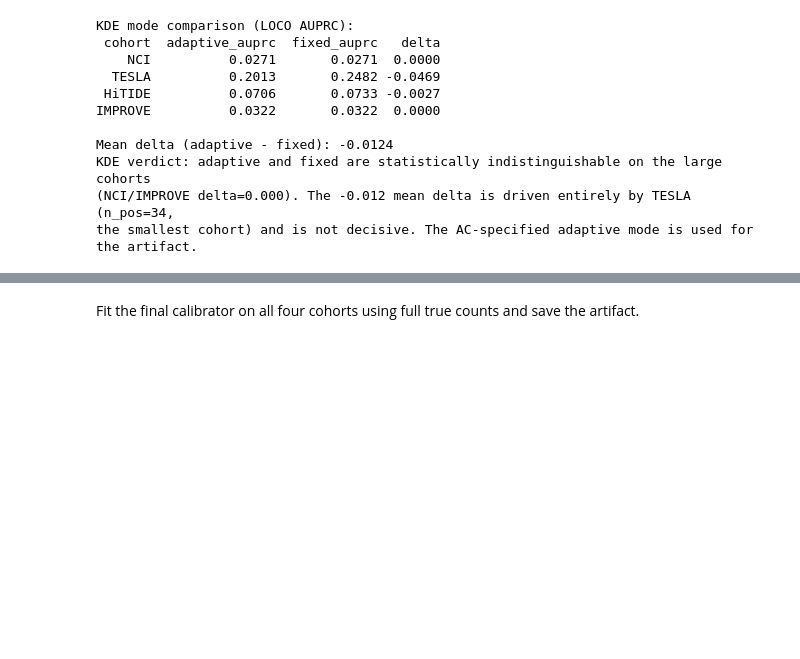
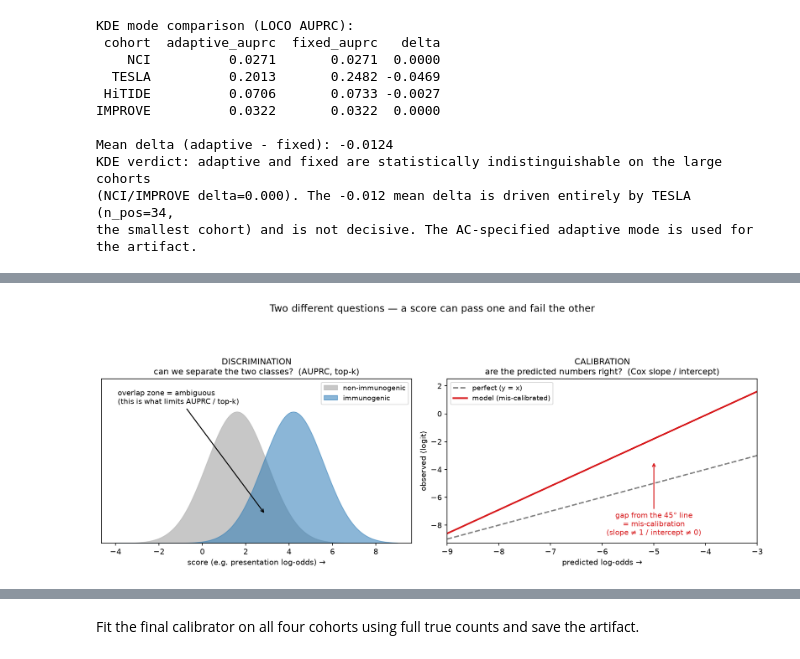
Before and after one commit to Jin-HoMLee/splice-neoepitope-pipeline, a Jupyter notebook: research/experiments/issue_547_immunogenicity_calibration/notebook.ipynb, the cells around one changed output, grey strips where cells are left out. Saved outputs shown, nothing was run; the diff lists cells and outputs as text; code cells hidden in the pictures; blank space fills up the shorter version.

```diff
--- a/research/experiments/issue_547_immunogenicity_calibration/notebook.ipynb
+++ b/research/experiments/issue_547_immunogenicity_calibration/notebook.ipynb
@@ -474,0 +640,92 @@ the smallest cohort) and is not decisive. The AC-specified adaptive mode is used
+# %%
+# ② discrimination vs calibration  +  ③ anatomy of a calibration panel.
+# Pure teaching schematics (ILLUSTRATIVE example values, not our cohorts) — the reading key
+# for the real panels that follow. Drawn in matplotlib so they regenerate with the notebook.
+import os
+import numpy as np
+import matplotlib.pyplot as plt
+import matplotlib.gridspec as gridspec
+from IPython.display import display, Image
+out_dir = os.path.join(BASE, "outputs")
+
+def _gauss(x, mu, s):
+    return np.exp(-(x - mu) ** 2 / (2 * s ** 2))
+
+# ② Two different questions: discrimination (separate the classes?) vs calibration (numbers right?)
+fig, axes = plt.subplots(1, 2, figsize=(12.5, 5.0))
+axl = axes[0]
+x = np.linspace(-4, 9, 500)
+axl.fill_between(x, _gauss(x, 1.6, 1.4), color="#bdbdbd", alpha=0.85, label="non-immunogenic")
+axl.fill_between(x, _gauss(x, 4.2, 1.4), color="#2c7bb6", alpha=0.55, label="immunogenic")
+axl.set_ylim(0, 1.25)
+axl.annotate("overlap zone = ambiguous\n(this is what limits AUPRC / top-k)",
+             xy=(2.9, 0.22), xytext=(-3.9, 1.06), fontsize=9.5, ha="left",
+             arrowprops=dict(arrowstyle="->", color="black", lw=1.3))
+axl.set_yticks([]); axl.set_xlabel("score (e.g. presentation log-odds) →")
+axl.set_title("DISCRIMINATION\ncan we separate the two classes?  (AUPRC, top-k)", fontsize=11)
+axl.legend(fontsize=9, loc="upper right")
+
+axr = axes[1]
+xx = np.linspace(-9, -3, 50)
+axr.plot(xx, xx, ls="--", color="gray", lw=1.8, label="perfect (y = x)")
+axr.plot(xx, -3.5 + 1.7 * (xx + 6), "-", color="#d7191c", lw=2.2, label="model (mis-calibrated)")
+axr.set_xlim(-9, -3); axr.set_ylim(-9.3, 2.5)
+xg = -5.0
+axr.annotate("gap from the 45° line\n= mis-calibration\n(slope ≠ 1 / intercept ≠ 0)",
+             xy=(xg, 0.5 * (xg + (-3.5 + 1.7 * (xg + 6)))),
+             xytext=(-5.0, -8.7), fontsize=9.5, ha="center", color="#d7191c",
+             arrowprops=dict(arrowstyle="->", color="#d7191c", lw=1.3))
+axr.set_xlabel("predicted log-odds →"); axr.set_ylabel("observed (logit)")
+axr.set_title("CALIBRATION\nare the predicted numbers right?  (Cox slope / intercept)", fontsize=11)
+axr.legend(fontsize=9, loc="upper left")
+plt.suptitle("Two different questions — a score can pass one and fail the other", fontsize=13, y=1.0)
+fig.tight_layout(rect=[0, 0, 1, 0.9])
+fig.savefig(os.path.join(out_dir, "concept_discrimination_vs_calibration.png"), dpi=150, bbox_inches="tight")
+plt.close(fig)
+print("Saved concept_discrimination_vs_calibration.png")
+display(Image(filename=os.path.join(out_dir, "concept_discrimination_vs_calibration.png")))
+
+# ③ Anatomy of one calibration panel (annotated) + four archetypes
+fig = plt.figure(figsize=(12, 8.4))
+gs = gridspec.GridSpec(2, 4, height_ratios=[2.3, 1.0], hspace=0.5, wspace=0.3)
+axm = fig.add_subplot(gs[0, :])
+lo, hi = -9, -3
+span = np.linspace(lo, hi, 50)
+axm.plot(span, span, ls="--", color="gray", lw=1.8)
+xb = np.array([-8.2, -7.2, -6.2, -5.2, -4.2])
+yb = 0.8 * xb - 1.0 + np.array([0.2, -0.3, 0.25, -0.15, 0.1])
+err = np.array([0.7, 0.6, 0.5, 0.6, 0.8])
+axm.errorbar(xb, yb, yerr=err, fmt="o", color="#2c7bb6", capsize=4, zorder=3)
+axm.plot(span, 0.8 * span - 1.0, "-", color="#d7191c", lw=2.2)
+axm.set_xlim(lo, hi); axm.set_ylim(lo, hi); axm.set_aspect("equal", adjustable="box")
+axm.set_xlabel("Predicted log-odds"); axm.set_ylabel("Empirical logit of observed rate")
+axm.set_title("Anatomy of one calibration panel", fontsize=12)
+axm.annotate("dashed 45° = perfect\n(predicted = observed)",
+             xy=(-6.4, -6.4), xytext=(-8.9, -3.5), fontsize=9.5,
+             arrowprops=dict(arrowstyle="->", lw=1.3, color="gray"))
+axm.annotate("blue point ± CI =\nobserved rate in a\nprediction bin",
+             xy=(xb[2], yb[2]), xytext=(-8.9, -5.4), fontsize=9.5, color="#2c7bb6",
+             arrowprops=dict(arrowstyle="->", lw=1.3, color="#2c7bb6"))
+axm.annotate("red = Cox fit; its tilt = slope\n(<1 over-, >1 under-confident);\n"
+             "vertical offset = intercept",
+             xy=(-4.35, 0.8 * -4.35 - 1.0), xytext=(-6.6, -8.7), fontsize=9.5, color="#d7191c",
+             ha="left", arrowprops=dict(arrowstyle="->", lw=1.3, color="#d7191c"))
+
+def _arch(ax, title, slope, intercept, flat=False):
+    s = np.linspace(-9, -3, 50)
+    ax.plot(s, s, ls=":", color="gray", lw=1.2)
+    ax.plot(s, np.full_like(s, -6.0) if flat else slope * s + intercept, "-", color="#d7191c", lw=2.2)
+    ax.set_xlim(-9, -3); ax.set_ylim(-9, -3); ax.set_aspect("equal", adjustable="box")
+    ax.set_xticks([]); ax.set_yticks([])
+    ax.set_title(title, fontsize=9.5)
+
+_arch(fig.add_subplot(gs[1, 0]), "Well-calibrated\nslope≈1, int≈0", 1.0, 0.0)
+_arch(fig.add_subplot(gs[1, 1]), "Over-confident\nslope < 1", 0.45, -3.0)
+_arch(fig.add_subplot(gs[1, 2]), "Under-confident\nslope > 1", 1.8, 4.5)
+_arch(fig.add_subplot(gs[1, 3]), "No signal\nslope ≈ 0 (flat)", 0.0, 0.0, flat=True)
+plt.suptitle("How to read the calibration panels — the key, then four archetypes", fontsize=13)
+fig.savefig(os.path.join(out_dir, "panel_anatomy.png"), dpi=150, bbox_inches="tight")
+plt.close(fig)
+print("Saved panel_anatomy.png")
+display(Image(filename=os.path.join(out_dir, "panel_anatomy.png")))
+# %% [output]
@@ -474,0 +733 @@ the smallest cohort) and is not decisive. The AC-specified adaptive mode is used
+[figure, added]
```
Also changed, not shown: parts of 25 cells of this notebook, 10 other files.
